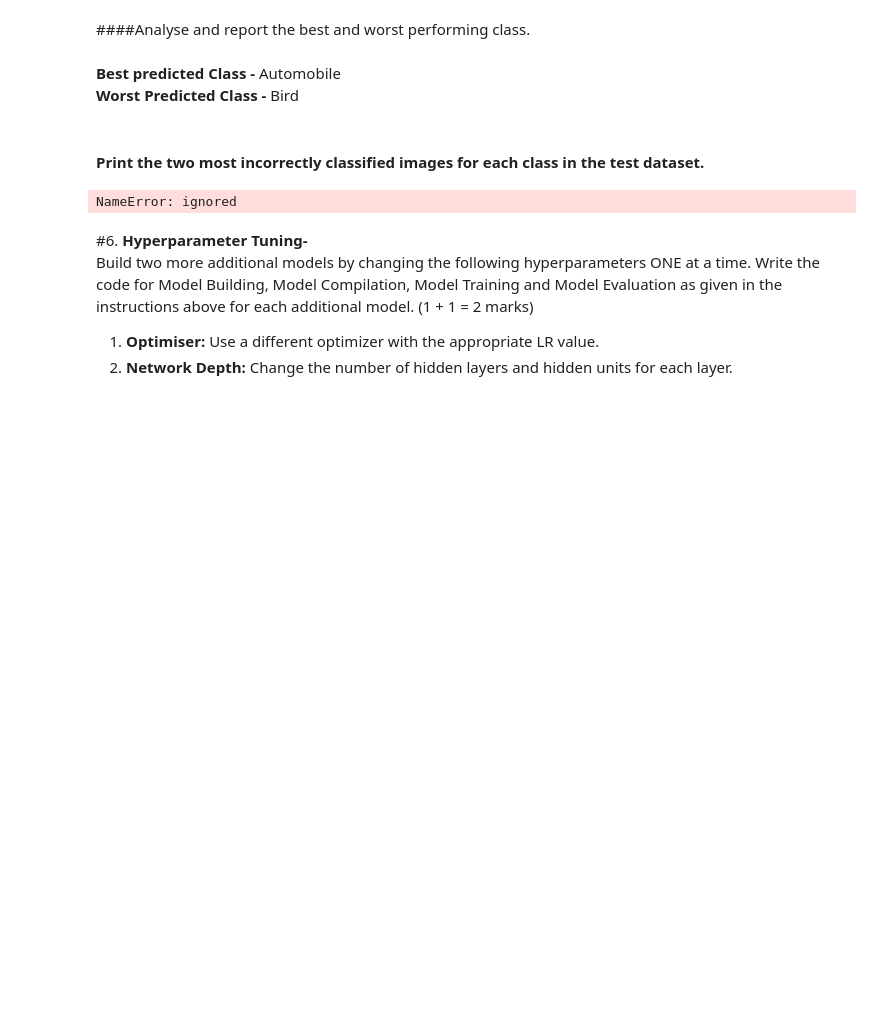
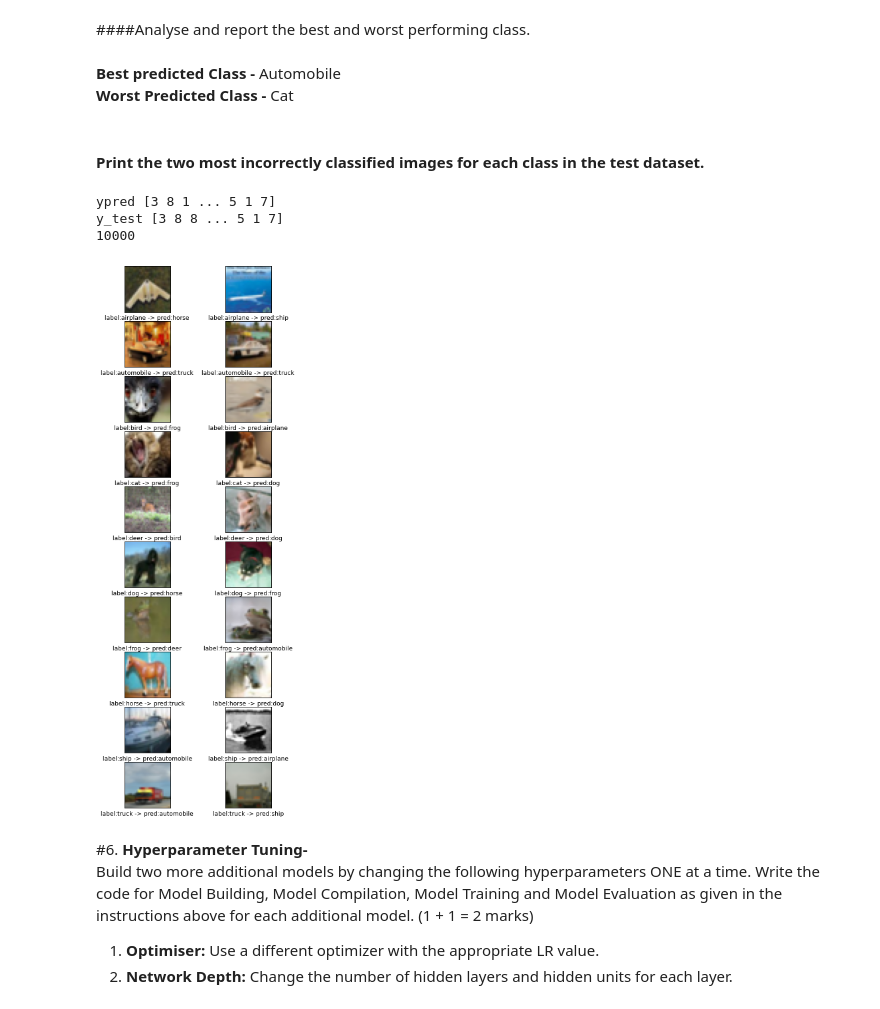
Before and after one commit to ashutoshsingh1/Predict-tags-on-StackOverflow-with-linear-models, a Jupyter notebook: Vision_Dataset_Set2_group_113.ipynb, the cells around one changed output. Drawn from its saved outputs; the diff is of its cells as text; code cells hidden in the pictures; blank space fills up the shorter version.

```diff
--- a/Vision_Dataset_Set2_group_113.ipynb
+++ b/Vision_Dataset_Set2_group_113.ipynb
@@ -489,7 +503,7 @@ print_confusion_matrix(cm, class_names)
 ####Analyse and report the best and worst performing class.
 # %% [markdown]
 **Best predicted Class -** Automobile<BR>
-**Worst Predicted Class -** Bird
+**Worst Predicted Class -** Cat
 # %% [markdown]
 #### Print the two most incorrectly classified images for each class in the test dataset.
 # %%
@@ -500,36 +514,39 @@ label_names = {
     3:'cat',
     4:'deer',
     5:'dog',
     6:'frog',
     7:'horse',
     8:'ship',
     9:'truck',
 }
 
 #y_pred = np.argmax(cifar10_model.predict(x_test), axis=1)
 classes = np.unique(y_train)
-fig, axs = plt.subplots(nrows=len(classes), ncols=2, figsize=(len(classes)*0.5, 15),
+fig, axs = pyplot.subplots(nrows=len(classes), ncols=2, figsize=(len(classes)*0.5, 15),
                         subplot_kw={'xticks': [], 'yticks': []})
 data = []
 print("ypred", y_pred)
 print("y_test", y_test[:,0])
 in_index = y_pred != y_test[:,0]
 print(len(y_test))
 for j in classes:
   index = np.where((y_test[:,0] == j) & (y_pred != j))
   class_data = x_test[index][:2]
   labels = y_pred[index][:2]
   data.append((class_data[0], j, labels[0]))
   data.append((class_data[1], j, labels[1]))
 
 for ax, image_data in zip(axs.flat, data):
   image, label, pred = image_data
   ax.imshow(image)
   ax.set_xlabel(f'label:{label_names[label]} -> pred:{label_names[pred]}', fontsize=9)
 # show the figure
-plt.show()
+pyplot.show()
 # %% [output]
-NameError: ignored
+ypred [3 8 1 ... 5 1 7]
+y_test [3 8 8 ... 5 1 7]
+10000
+[figure, added]
 # %% [markdown]
 #6. **Hyperparameter Tuning-**<BR> Build two more additional models by changing the following hyperparameters ONE at a time. Write the code for Model Building, Model Compilation, Model Training and Model Evaluation as given in the instructions above for each additional model. (1 + 1 = 2 marks)
 1. **Optimiser:** Use a different optimizer with the appropriate LR value.
```
Also changed, not shown: parts of 20 cells of this notebook.
